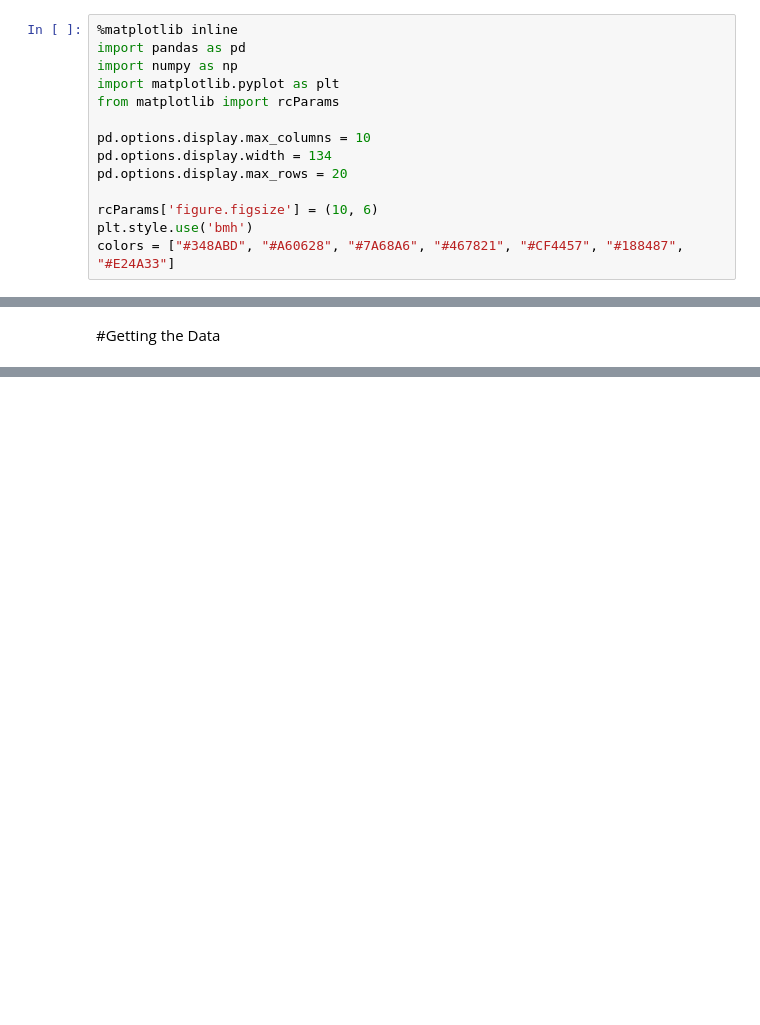
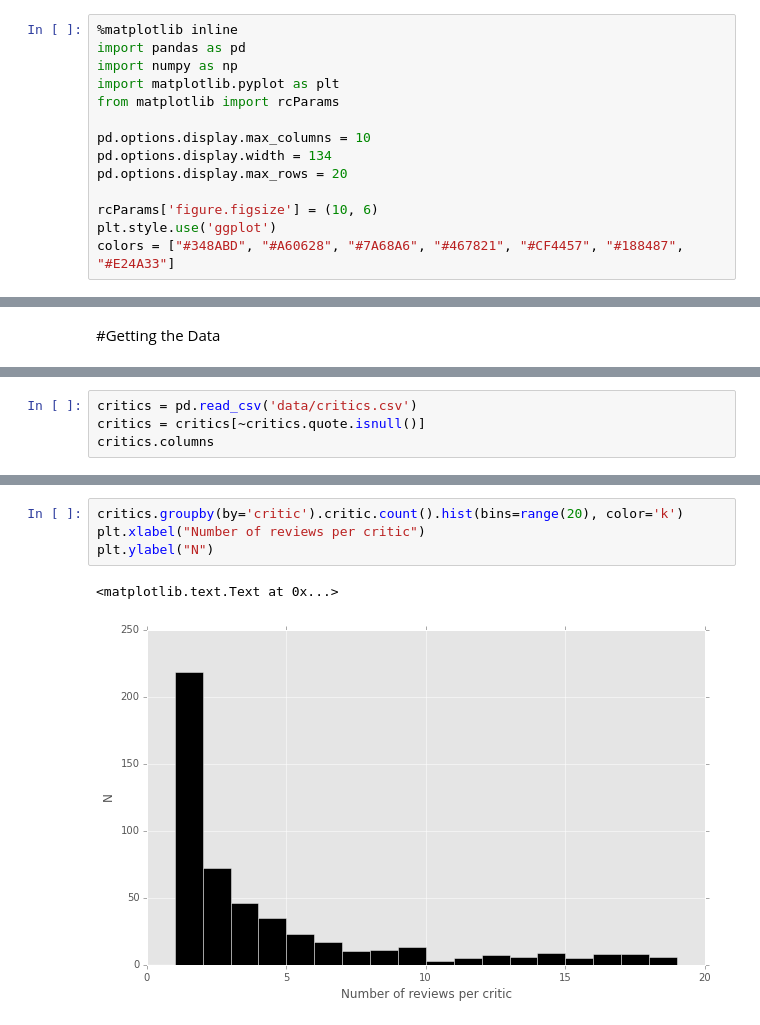
Before and after one commit to jthang/MachineLearningLab, a Jupyter notebook: lab_movies_bayesian.ipynb, the cells around one changed output, grey strips where cells are left out. Saved outputs shown, nothing was run; the diff lists cells and outputs as text; blank space fills up the shorter version.

```diff
--- a/lab_movies_bayesian.ipynb
+++ b/lab_movies_bayesian.ipynb
@@ -27,7 +27,7 @@ pd.options.display.width = 134
 pd.options.display.max_rows = 20
 
 rcParams['figure.figsize'] = (10, 6)
-plt.style.use('bmh')
+plt.style.use('ggplot')
 colors = ["#348ABD", "#A60628", "#7A68A6", "#467821", "#CF4457", "#188487", "#E24A33"]
 # %%
 api_key = 'YOUR KEY HERE'
@@ -69,0 +154,4 @@ Name: 0, dtype: object
+# %%
+critics = pd.read_csv('data/critics.csv')
+critics = critics[~critics.quote.isnull()]
+critics.columns
@@ -69,0 +174,7 @@ Name: 0, dtype: object
+# %%
+critics.groupby(by='critic').critic.count().hist(bins=range(20), color='k')
+plt.xlabel("Number of reviews per critic")
+plt.ylabel("N")
+# %% [output]
+<matplotlib.text.Text at 0x...>
+[figure, added]
```
Also changed, not shown: parts of 25 cells of this notebook.
